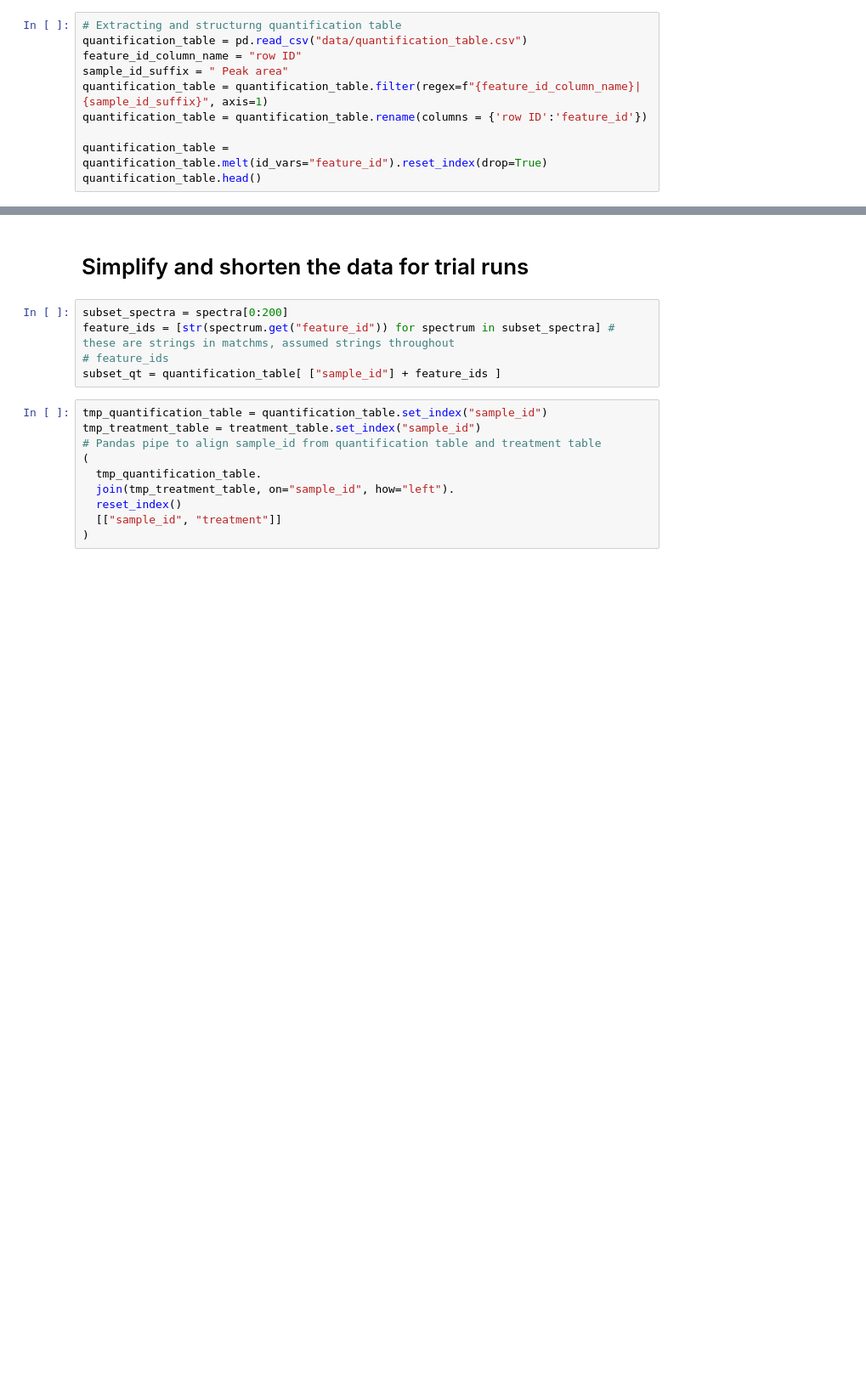
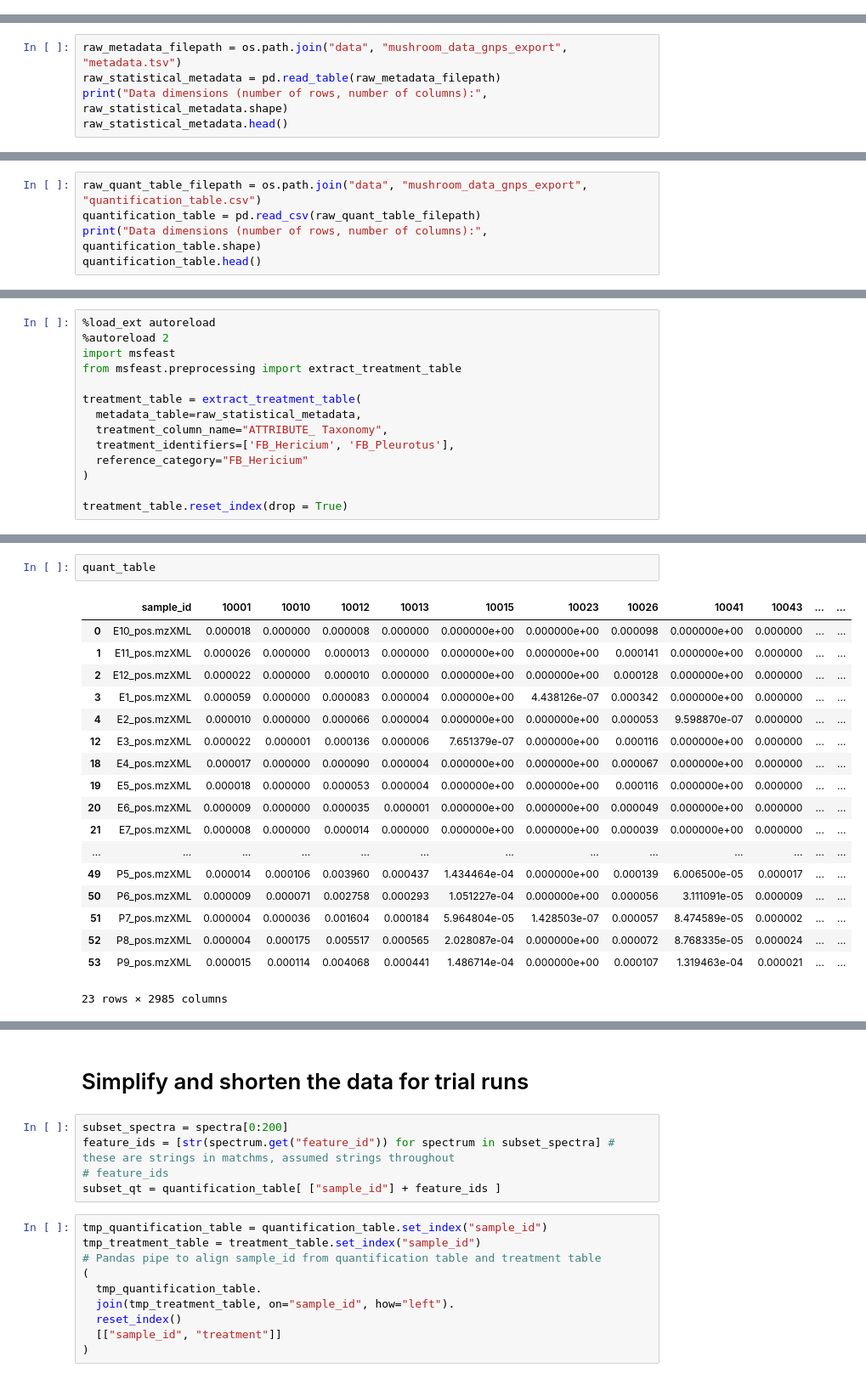
Before and after one commit to kevinmildau/msFeaST, a Jupyter notebook: notebooks/case_study_data_processing.ipynb, the cells around one changed output, grey strips where cells are left out. Shown at 85% size. Drawn from its saved outputs; the diff is of its cells as text; blank space fills up the shorter version.

```diff
--- a/notebooks/case_study_data_processing.ipynb
+++ b/notebooks/case_study_data_processing.ipynb
@@ -32,10 +22,0 @@ treatment_table.head(), reference_category, sample_id_list[0:4]
-# %%
-# Extracting and structurng quantification table
-quantification_table = pd.read_csv("data/quantification_table.csv")
-feature_id_column_name = "row ID"
-sample_id_suffix = " Peak area"
-quantification_table = quantification_table.filter(regex=f"{feature_id_column_name}|{sample_id_suffix}", axis=1)
-quantification_table = quantification_table.rename(columns = {'row ID':'feature_id'})
-
-quantification_table = quantification_table.melt(id_vars="feature_id").reset_index(drop=True)
-quantification_table.head()
@@ -91,0 +30,5 @@ print(spectra[0].get("precursor_mz"))
+# %%
+raw_metadata_filepath = os.path.join("data", "mushroom_data_gnps_export", "metadata.tsv")
+raw_statistical_metadata = pd.read_table(raw_metadata_filepath)
+print("Data dimensions (number of rows, number of columns):", raw_statistical_metadata.shape)
+raw_statistical_metadata.head()
@@ -91,0 +49,5 @@ print(spectra[0].get("precursor_mz"))
+# %%
+raw_quant_table_filepath = os.path.join("data", "mushroom_data_gnps_export", "quantification_table.csv")
+quantification_table = pd.read_csv(raw_quant_table_filepath)
+print("Data dimensions (number of rows, number of columns):", quantification_table.shape)
+quantification_table.head()
@@ -91,0 +117,14 @@ print(spectra[0].get("precursor_mz"))
+# %%
+%load_ext autoreload
+%autoreload 2
+import msfeast
+from msfeast.preprocessing import extract_treatment_table
+
+treatment_table = extract_treatment_table(
+  metadata_table=raw_statistical_metadata,
+  treatment_column_name="ATTRIBUTE_ Taxonomy",
+  treatment_identifiers=['FB_Hericium', 'FB_Pleurotus'],
+  reference_category="FB_Hericium"
+)
+
+treatment_table.reset_index(drop = True)
@@ -91,0 +222,21 @@ print(spectra[0].get("precursor_mz"))
+# %%
+quant_table
+# %% [output]
+|  | sample_id | 10001 | 10010 | 10012 | 10013 | 10015 | 10023 | 10026 | 10041 | 10043 | ... | ... |
+| 0 | E10_pos.mzXML | 0.000018 | 0.000000 | 0.000008 | 0.000000 | 0.000000e+00 | 0.000000e+00 | 0.000098 | 0.000000e+00 | 0.000000 | ... | ... |
+| 1 | E11_pos.mzXML | 0.000026 | 0.000000 | 0.000013 | 0.000000 | 0.000000e+00 | 0.000000e+00 | 0.000141 | 0.000000e+00 | 0.000000 | ... | ... |
+| 2 | E12_pos.mzXML | 0.000022 | 0.000000 | 0.000010 | 0.000000 | 0.000000e+00 | 0.000000e+00 | 0.000128 | 0.000000e+00 | 0.000000 | ... | ... |
+| 3 | E1_pos.mzXML | 0.000059 | 0.000000 | 0.000083 | 0.000004 | 0.000000e+00 | 4.438126e-07 | 0.000342 | 0.000000e+00 | 0.000000 | ... | ... |
+| 4 | E2_pos.mzXML | 0.000010 | 0.000000 | 0.000066 | 0.000004 | 0.000000e+00 | 0.000000e+00 | 0.000053 | 9.598870e-07 | 0.000000 | ... | ... |
+| 12 | E3_pos.mzXML | 0.000022 | 0.000001 | 0.000136 | 0.000006 | 7.651379e-07 | 0.000000e+00 | 0.000116 | 0.000000e+00 | 0.000000 | ... | ... |
+| 18 | E4_pos.mzXML | 0.000017 | 0.000000 | 0.000090 | 0.000004 | 0.000000e+00 | 0.000000e+00 | 0.000067 | 0.000000e+00 | 0.000000 | ... | ... |
+| 19 | E5_pos.mzXML | 0.000018 | 0.000000 | 0.000053 | 0.000004 | 0.000000e+00 | 0.000000e+00 | 0.000116 | 0.000000e+00 | 0.000000 | ... | ... |
+| 20 | E6_pos.mzXML | 0.000009 | 0.000000 | 0.000035 | 0.000001 | 0.000000e+00 | 0.000000e+00 | 0.000049 | 0.000000e+00 | 0.000000 | ... | ... |
+| 21 | E7_pos.mzXML | 0.000008 | 0.000000 | 0.000014 | 0.000000 | 0.000000e+00 | 0.000000e+00 | 0.000039 | 0.000000e+00 | 0.000000 | ... | ... |
+| ... | ... | ... | ... | ... | ... | ... | ... | ... | ... | ... | ... | ... |
+| 49 | P5_pos.mzXML | 0.000014 | 0.000106 | 0.003960 | 0.000437 | 1.434464e-04 | 0.000000e+00 | 0.000139 | 6.006500e-05 | 0.000017 | ... | ... |
+| 50 | P6_pos.mzXML | 0.000009 | 0.000071 | 0.002758 | 0.000293 | 1.051227e-04 | 0.000000e+00 | 0.000056 | 3.111091e-05 | 0.000009 | ... | ... |
+| 51 | P7_pos.mzXML | 0.000004 | 0.000036 | 0.001604 | 0.000184 | 5.964804e-05 | 1.428503e-07 | 0.000057 | 8.474589e-05 | 0.000002 | ... | ... |
+| 52 | P8_pos.mzXML | 0.000004 | 0.000175 | 0.005517 | 0.000565 | 2.028087e-04 | 0.000000e+00 | 0.000072 | 8.768335e-05 | 0.000024 | ... | ... |
+| 53 | P9_pos.mzXML | 0.000015 | 0.000114 | 0.004068 | 0.000441 | 1.486714e-04 | 0.000000e+00 | 0.000107 | 1.319463e-04 | 0.000021 | ... | ... |
+23 rows × 2985 columns
```
Also changed, not shown: parts of 40 cells of this notebook.
